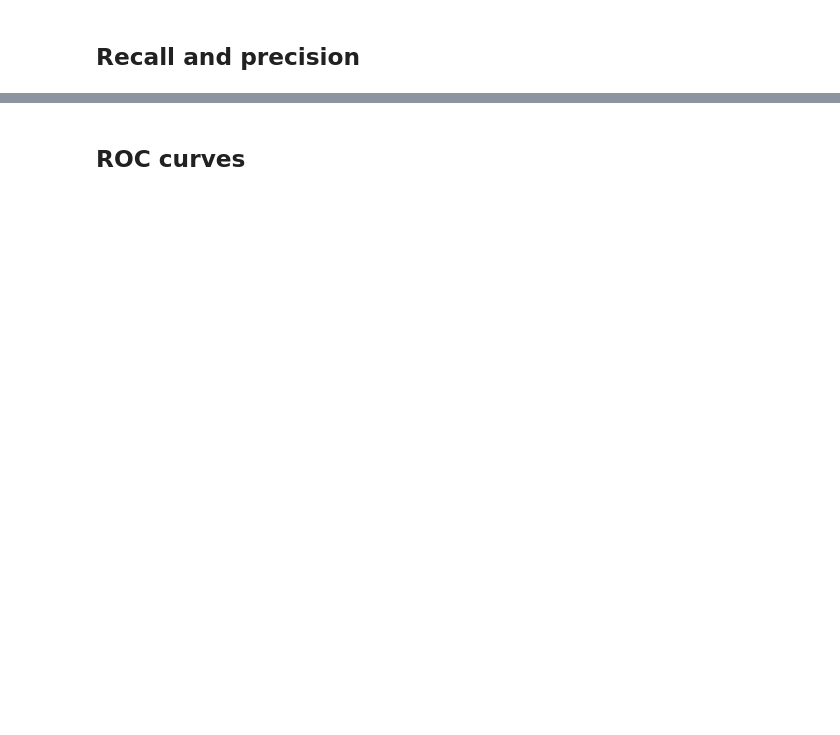
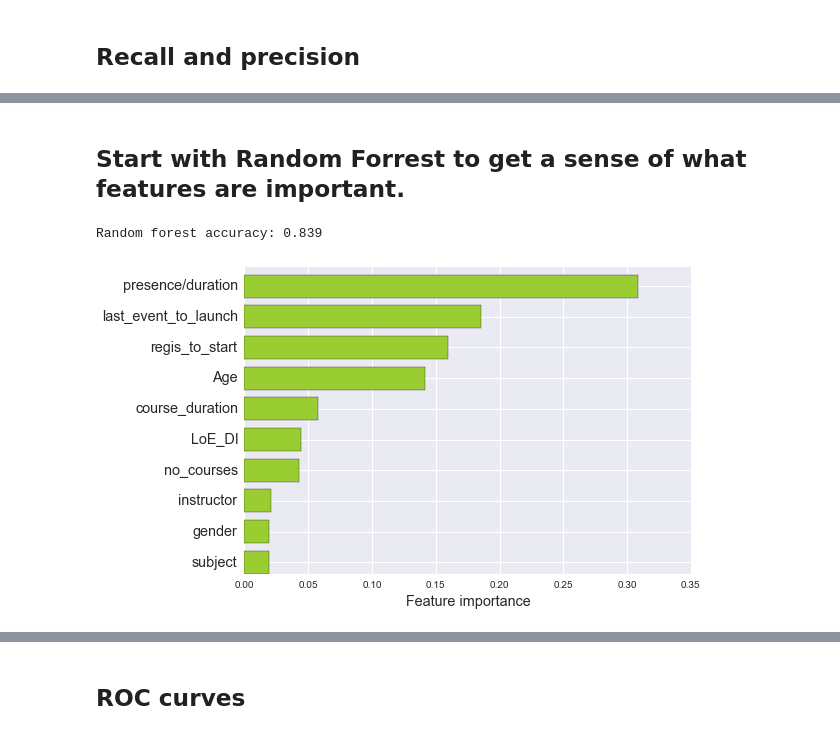
Before and after one commit to hadi-ds/mooc, a Jupyter notebook: Learning.ipynb, the cells around one changed output, grey strips where cells are left out. Cells and saved outputs as stored; diff of their text form; code cells hidden in the pictures; blank space fills up the shorter version.

```diff
--- a/Learning.ipynb
+++ b/Learning.ipynb
@@ -332,3 +262,39 @@ df_view.head()
+# %% [markdown]
+## Start with Random Forrest to get a sense of what features are important.
+# %%
+from sklearn.ensemble import RandomForestClassifier as RF
+#from sklearn.svm import SVC
+
+X = normalize(df_view)
+res = run_cv(X, df_view.columns, is_view,RF)
+is_view_pred = res[0]
+feat_impr = res[1]
+print "Random forest accuracy: %.3f" % accuracy(is_view, is_view_pred)
+
+import operator
+feat = []
+impr = []
+fi = sorted(feat_impr.items(), key=operator.itemgetter(1))
+for i in xrange(len(feat_impr)):
+    feat.append(fi[i][0])
+    impr.append(fi[i][1])
+
+N = len(feat)
+ind = np.arange(N)    # the x locations for the groups
+width = 0.75       # the width of the bars: can also be len(x) sequence
+import seaborn as sns
+sns.set_style('darkgrid')
+
+p1 = plt.barh(ind, impr, width, color='yellowgreen')
+
+plt.xlabel('Feature importance', fontsize = 'x-large')
+plt.yticks(ind+width/2., feat,rotation=0, fontsize = 'x-large')
+plt.savefig('feat_impr_view.eps', format='eps')
+
+plt.show()
+# %% [output]
+Random forest accuracy: 0.839
+[figure, added]
 # %%
 feat_impr
 # %% [output]
```
Also changed, not shown: parts of 64 cells of this notebook.
